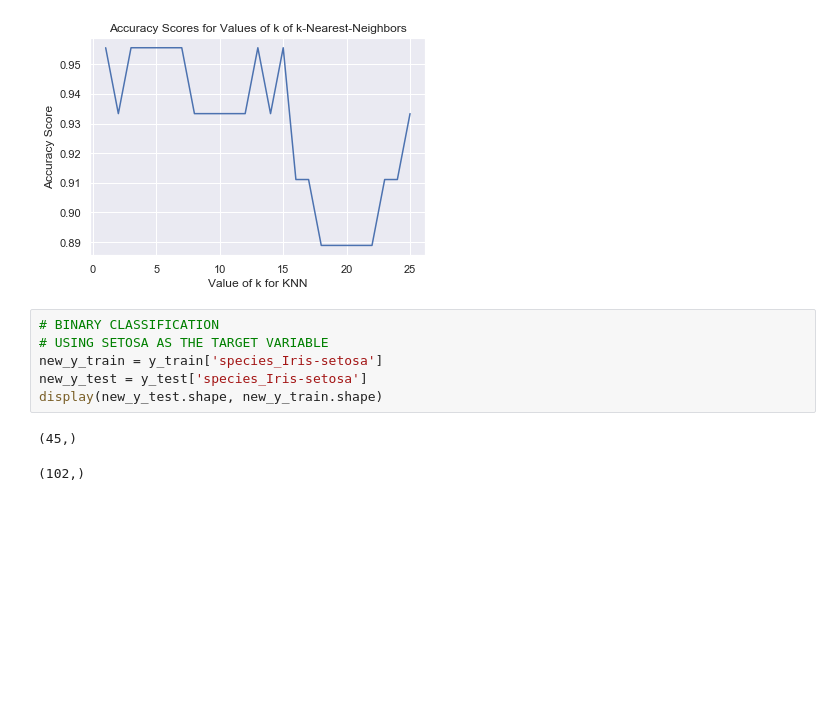
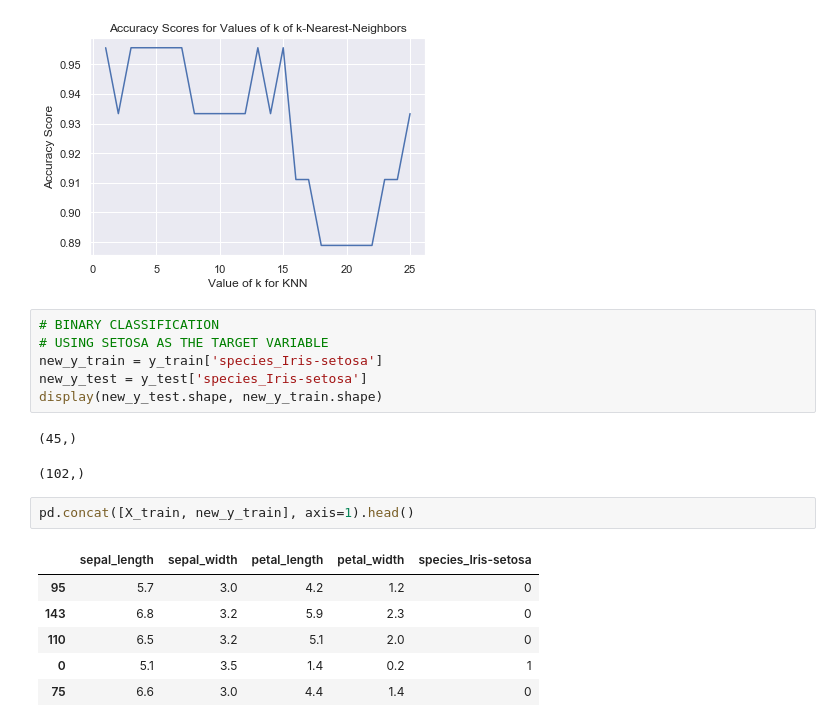
Before and after one commit to hilars/cs_ml_intro, a Jupyter notebook: Classification algorithms.ipynb, the cells around one changed output. Saved outputs shown, nothing was run; the diff lists cells and outputs as text; blank space fills up the shorter version.

```diff
--- a/Classification algorithms.ipynb
+++ b/Classification algorithms.ipynb
@@ -139,3 +139,12 @@ display(new_y_test.shape, new_y_train.shape)
 # %% [output]
 (45,)
 (102,)
+# %%
+pd.concat([X_train, new_y_train], axis=1).head()
+# %% [output]
+|  | sepal_length | sepal_width | petal_length | petal_width | species_Iris-setosa |
+| 95 | 5.7 | 3.0 | 4.2 | 1.2 | 0 |
+| 143 | 6.8 | 3.2 | 5.9 | 2.3 | 0 |
+| 110 | 6.5 | 3.2 | 5.1 | 2.0 | 0 |
+| 0 | 5.1 | 3.5 | 1.4 | 0.2 | 1 |
+| 75 | 6.6 | 3.0 | 4.4 | 1.4 | 0 |
```
Also changed, not shown: parts of 5 cells of this notebook.
